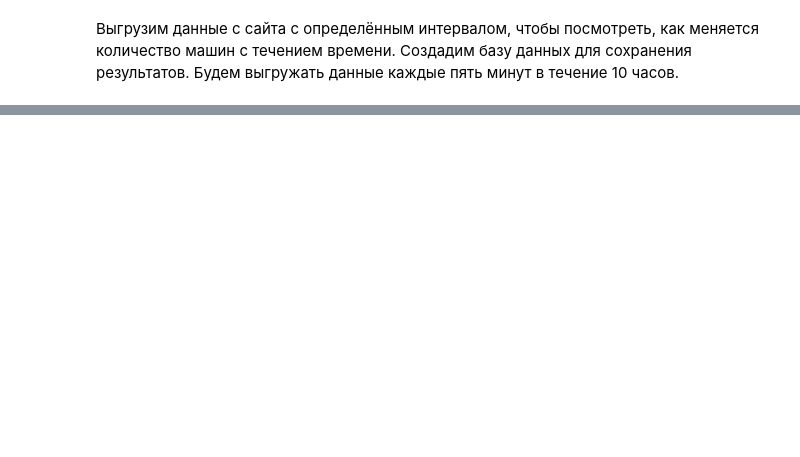
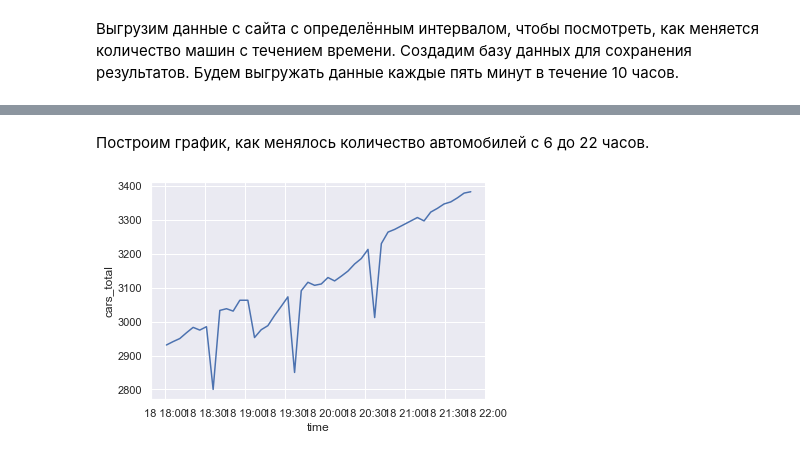
Before and after one commit to gdokuchaev/Personal, a Jupyter notebook: Тестовые задания/YouDrive.ipynb, the cells around one changed output, grey strips where cells are left out. Drawn from its saved outputs; the diff is of its cells as text; code cells hidden in the pictures; blank space fills up the shorter version.

```diff
--- a/Тестовые задания/YouDrive.ipynb
+++ b/Тестовые задания/YouDrive.ipynb
@@ -333,12 +334,14 @@ CREATE TABLE IF NOT EXISTS cars (
 conn.commit()
 conn.close()
 # %%
-for i in range(0,120):
+counter = 0
+for i in range(0,1):
     cars = pd.DataFrame(requests.get('http://youdrive.today/info').json()['cars'])
     cars = cars[['latitude', 'longitude', 'color', 'model', 'fuel']]
     conn = sqlite3.connect('YouDrive.db')
     cars.to_sql('cars', conn, if_exists='append', index=False)
     conn.close()
-    print('Данные выгружены в {}'.format(datetime.datetime.now()))
+    counter += 1
+    print('{} Данные выгружены в {}'.format(counter, datetime.datetime.now()))
     time.sleep(300)
 # %% [output]
@@ -363,0 +351,13 @@ for i in range(0,120):
+# %%
+conn = sqlite3.connect('YouDrive.db')
+cars_t = pd.read_sql(
+    """
+    SELECT time(time) as time, count(*) as cars_total
+    FROM cars
+    GROUP BY time
+    """, conn)
+conn.close()
+cars_t.time = pd.to_datetime(cars_t.time).round("min")
+display(cars_t.info())
+display(cars_t.cars_total.describe())
+display(cars_t.head())
@@ -363,0 +392,2 @@ for i in range(0,120):
+# %%
+cars_t = cars_t[cars_t.cars_total > 2000]
@@ -363,0 +414,9 @@ for i in range(0,120):
+# %% [markdown]
+Построим график, как менялось количество автомобилей c 6 до 22 часов.
+# %%
+sns.lineplot(x="time", y="cars_total",
+             data=cars_t[(cars_t.time > pd.to_datetime('2020-10-18 18:00:00'))&
+                        (cars_t.time < pd.to_datetime('2020-10-18 22:00:00'))]
+            ).set_xticklabels(cars_t.time, minor=True);
+# %% [output]
+[figure, added]
```
Also changed, not shown: parts of 27 cells of this notebook.
